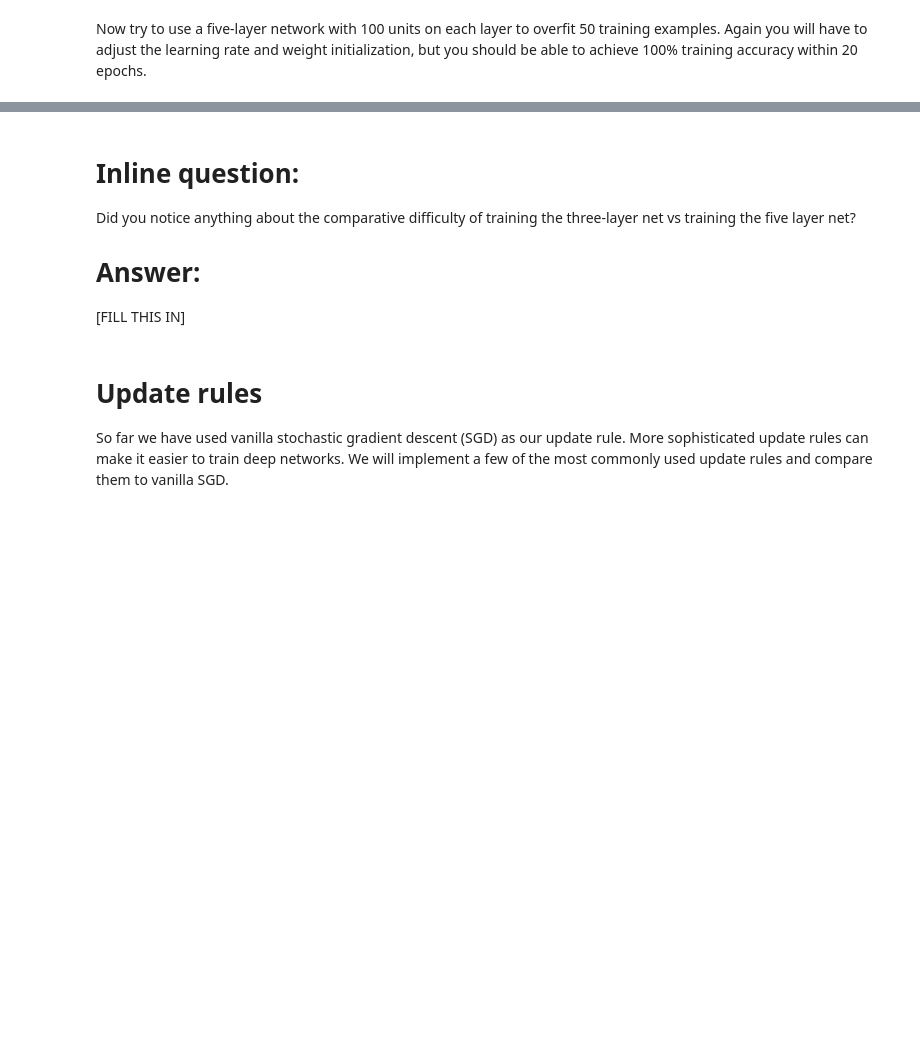
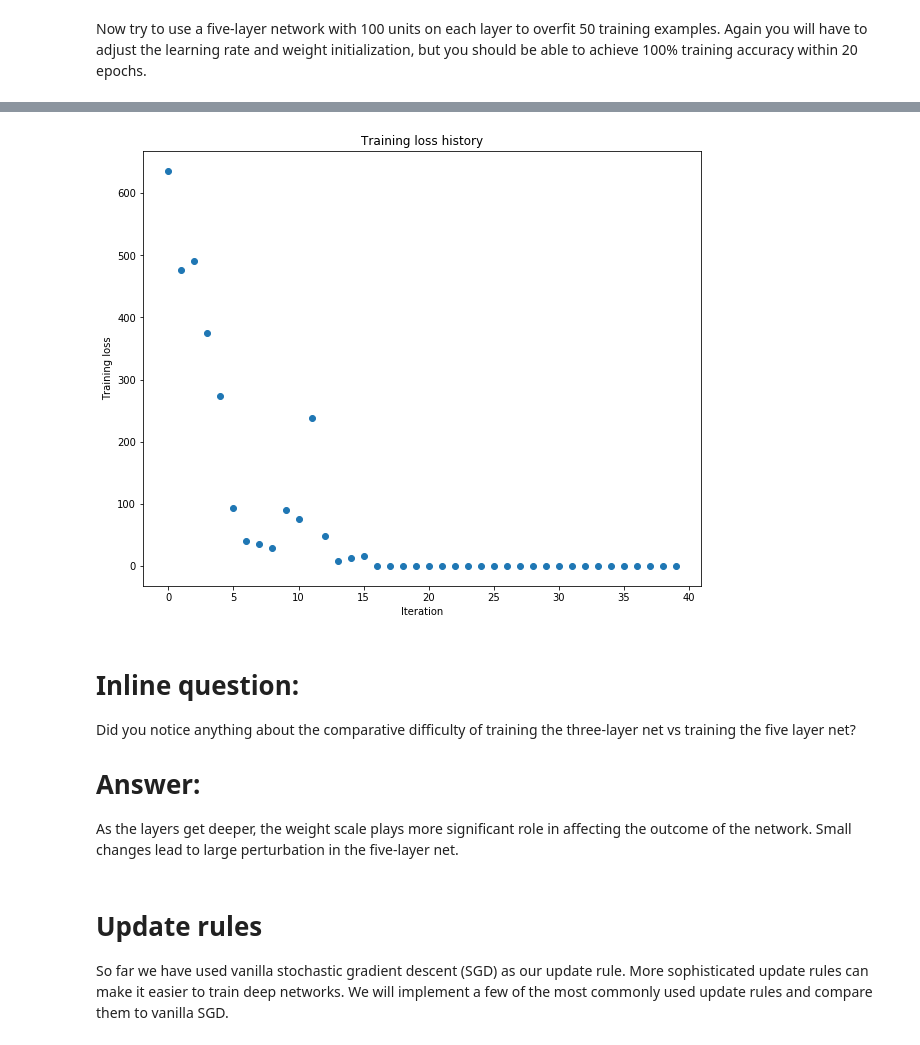
Before and after one commit to calvinfeng/CS231n, a Jupyter notebook: assignment2/FullyConnectedNets.ipynb, the cells around one changed output, grey strips where cells are left out. Cells and saved outputs as stored; diff of their text form; code cells hidden in the pictures; blank space fills up the shorter version.

```diff
--- a/assignment2/FullyConnectedNets.ipynb
+++ b/assignment2/FullyConnectedNets.ipynb
@@ -437,8 +481,8 @@ small_data = {
   'y_val': data['y_val'],
 }
 
-learning_rate = 1e-3
-weight_scale = 1e-5
+learning_rate = 2.5e-4
+weight_scale = 1.5e-1
 model = FullyConnectedNet([100, 100, 100, 100],
                 weight_scale=weight_scale, dtype=np.float64)
 solver = Solver(model, small_data,
@@ -455,3 +499,4 @@ plt.title('Training loss history')
 plt.xlabel('Iteration')
 plt.ylabel('Training loss')
 plt.show()
+# %% [output]
@@ -458,9 +520,10 @@ plt.show()
+[figure, added]
 # %% [markdown]
 # Inline question:
 Did you notice anything about the comparative difficulty of training the three-layer net vs training the five layer net?
 
 # Answer:
-[FILL THIS IN]
+As the layers get deeper, the weight scale plays more significant role in affecting the outcome of the network. Small changes lead to large perturbation in the five-layer net.
 # %% [markdown]
 # Update rules
 So far we have used vanilla stochastic gradient descent (SGD) as our update rule. More sophisticated update rules can make it easier to train deep networks. We will implement a few of the most commonly used update rules and compare them to vanilla SGD.
```
Also changed, not shown: parts of 8 cells of this notebook, 2 other files.
